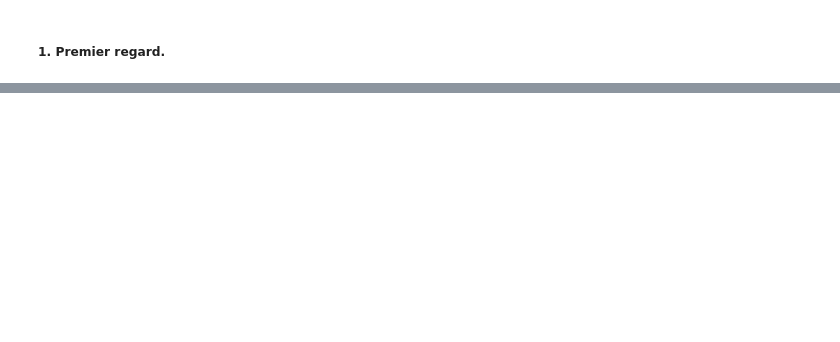
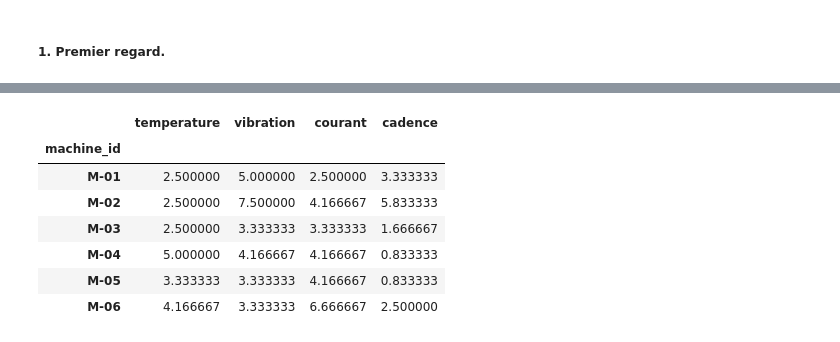
Before and after one commit to Thenvd1134/R313_Apprentissage_non_supervise, a Jupyter notebook: TP1/CR_TP1_RIVAUD.ipynb, the cells around one changed output, grey strips where cells are left out. Saved outputs shown, nothing was run; the diff lists cells and outputs as text; code cells hidden in the pictures; blank space fills up the shorter version.

```diff
--- a/TP1/CR_TP1_RIVAUD.ipynb
+++ b/TP1/CR_TP1_RIVAUD.ipynb
@@ -40,0 +75,15 @@ memory usage: 90.8 KB
+# %%
+col = ["temperature", "vibration", "courant", "cadence"] #les 4 colonnes avec des pannes sont les colonnes de mesures (temp, vibration, etc...)
+
+valeurs_manquante_machine = df[col].isna().groupby(df["machine_id"]).mean() * 100
+#récupère dans df les valeurs manquantes des 4 colonnes concernés, les regroupes par machines ("groupby") et en fait la moyenne ramené en pourcentage
+valeurs_manquante_machine
+# %% [output]
+|  | temperature | vibration | courant | cadence |
+| machine_id |  |  |  |  |
+| M-01 | 2.500000 | 5.000000 | 2.500000 | 3.333333 |
+| M-02 | 2.500000 | 7.500000 | 4.166667 | 5.833333 |
+| M-03 | 2.500000 | 3.333333 | 3.333333 | 1.666667 |
+| M-04 | 5.000000 | 4.166667 | 4.166667 | 0.833333 |
+| M-05 | 3.333333 | 3.333333 | 4.166667 | 0.833333 |
+| M-06 | 4.166667 | 3.333333 | 6.666667 | 2.500000 |
```
Also changed, not shown: parts of 8 cells of this notebook.
